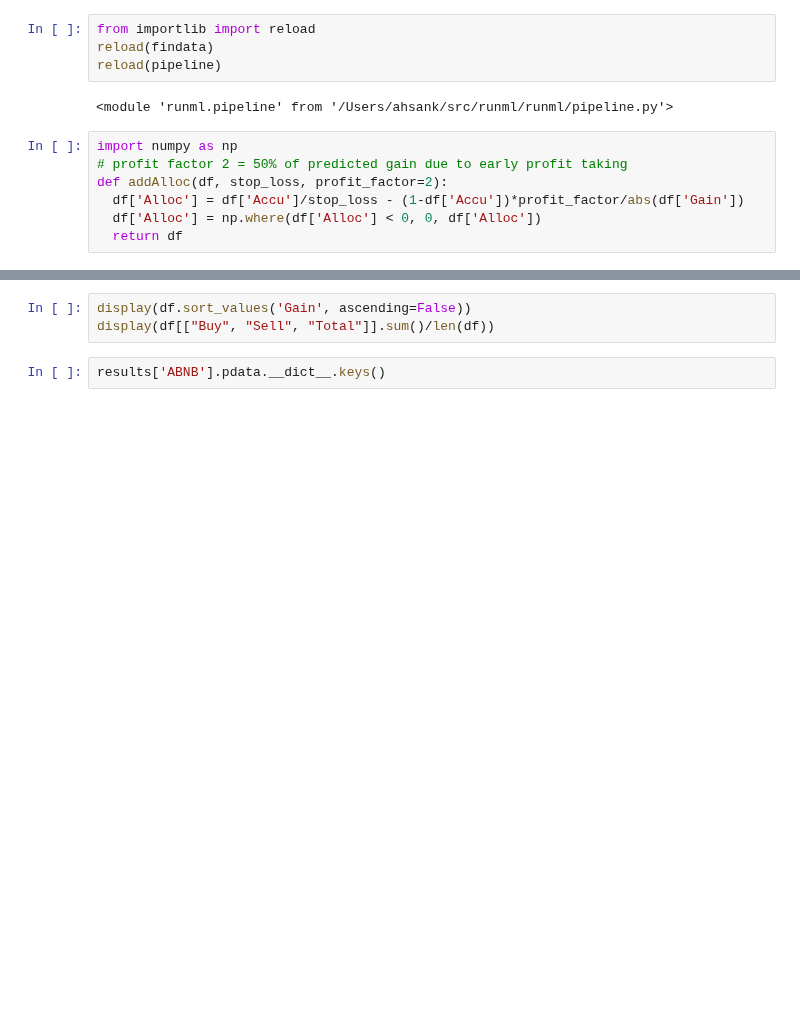
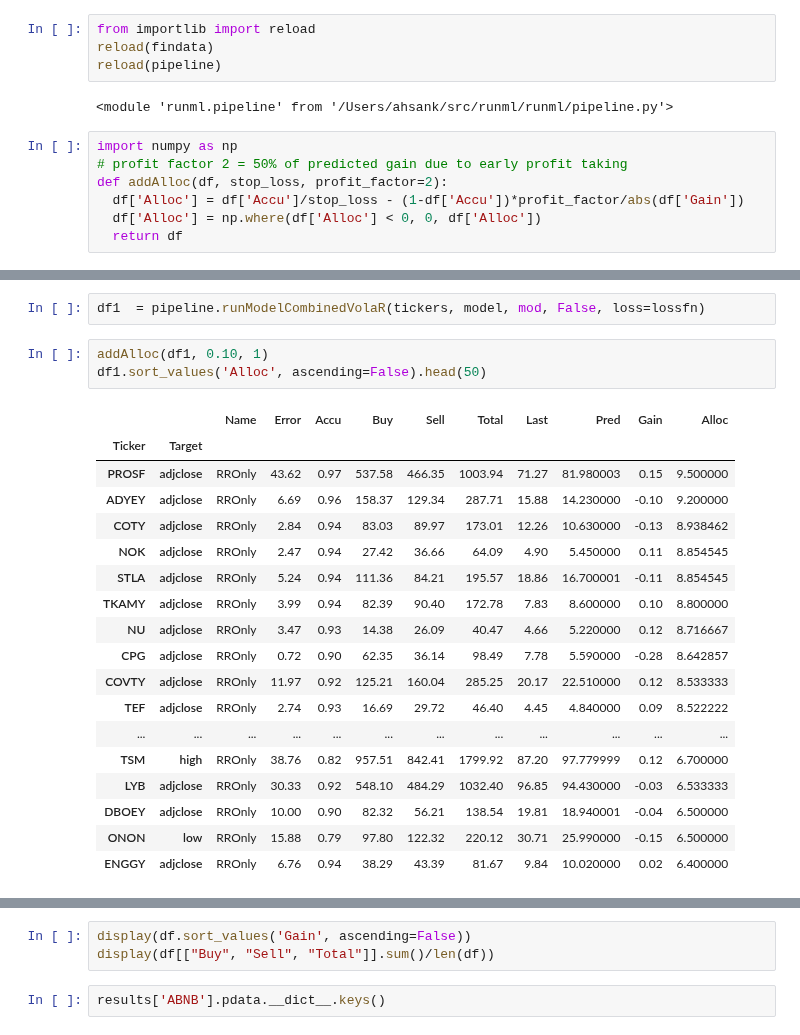
Before and after one commit to ahsank/StockML, a Jupyter notebook: TestLocal.ipynb, the cells around one changed output, grey strips where cells are left out. Cells and saved outputs as stored; diff of their text form; blank space fills up the shorter version.

```diff
--- a/TestLocal.ipynb
+++ b/TestLocal.ipynb
@@ -150,3 +138,27 @@ df.sort_values('Alloc', ascending=False).head(50)
+# %%
+df1  = pipeline.runModelCombinedVolaR(tickers, model, mod, False, loss=lossfn)
+# %%
+addAlloc(df1, 0.10, 1)
+df1.sort_values('Alloc', ascending=False).head(50)
+# %% [output]
+|  |  | Name | Error | Accu | Buy | Sell | Total | Last | Pred | Gain | Alloc |
+| Ticker | Target |  |  |  |  |  |  |  |  |  |  |
+| PROSF | adjclose | RROnly | 43.62 | 0.97 | 537.58 | 466.35 | 1003.94 | 71.27 | 81.980003 | 0.15 | 9.500000 |
+| ADYEY | adjclose | RROnly | 6.69 | 0.96 | 158.37 | 129.34 | 287.71 | 15.88 | 14.230000 | -0.10 | 9.200000 |
+| COTY | adjclose | RROnly | 2.84 | 0.94 | 83.03 | 89.97 | 173.01 | 12.26 | 10.630000 | -0.13 | 8.938462 |
+| NOK | adjclose | RROnly | 2.47 | 0.94 | 27.42 | 36.66 | 64.09 | 4.90 | 5.450000 | 0.11 | 8.854545 |
+| STLA | adjclose | RROnly | 5.24 | 0.94 | 111.36 | 84.21 | 195.57 | 18.86 | 16.700001 | -0.11 | 8.854545 |
+| TKAMY | adjclose | RROnly | 3.99 | 0.94 | 82.39 | 90.40 | 172.78 | 7.83 | 8.600000 | 0.10 | 8.800000 |
+| NU | adjclose | RROnly | 3.47 | 0.93 | 14.38 | 26.09 | 40.47 | 4.66 | 5.220000 | 0.12 | 8.716667 |
+| CPG | adjclose | RROnly | 0.72 | 0.90 | 62.35 | 36.14 | 98.49 | 7.78 | 5.590000 | -0.28 | 8.642857 |
+| COVTY | adjclose | RROnly | 11.97 | 0.92 | 125.21 | 160.04 | 285.25 | 20.17 | 22.510000 | 0.12 | 8.533333 |
+| TEF | adjclose | RROnly | 2.74 | 0.93 | 16.69 | 29.72 | 46.40 | 4.45 | 4.840000 | 0.09 | 8.522222 |
+| ... | ... | ... | ... | ... | ... | ... | ... | ... | ... | ... | ... |
+| TSM | high | RROnly | 38.76 | 0.82 | 957.51 | 842.41 | 1799.92 | 87.20 | 97.779999 | 0.12 | 6.700000 |
+| LYB | adjclose | RROnly | 30.33 | 0.92 | 548.10 | 484.29 | 1032.40 | 96.85 | 94.430000 | -0.03 | 6.533333 |
+| DBOEY | adjclose | RROnly | 10.00 | 0.90 | 82.32 | 56.21 | 138.54 | 19.81 | 18.940001 | -0.04 | 6.500000 |
+| ONON | low | RROnly | 15.88 | 0.79 | 97.80 | 122.32 | 220.12 | 30.71 | 25.990000 | -0.15 | 6.500000 |
+| ENGGY | adjclose | RROnly | 6.76 | 0.94 | 38.29 | 43.39 | 81.67 | 9.84 | 10.020000 | 0.02 | 6.400000 |
 # %%
 import pandas as pd
 df1 = pipeline.fetch_data('ABNB')
```
Also changed, not shown: parts of 8 cells of this notebook.
